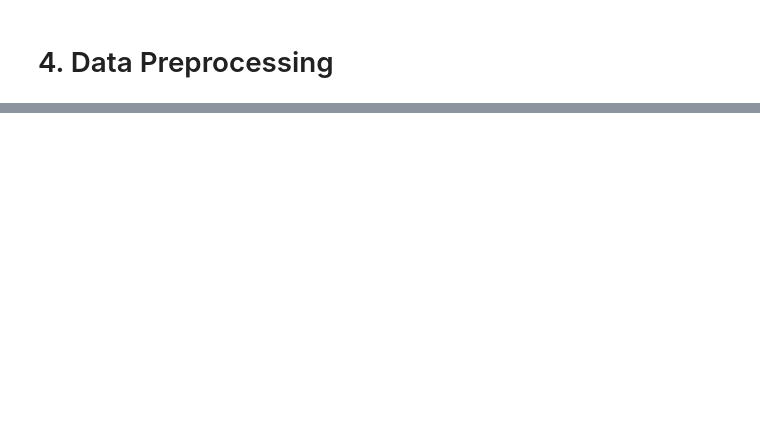
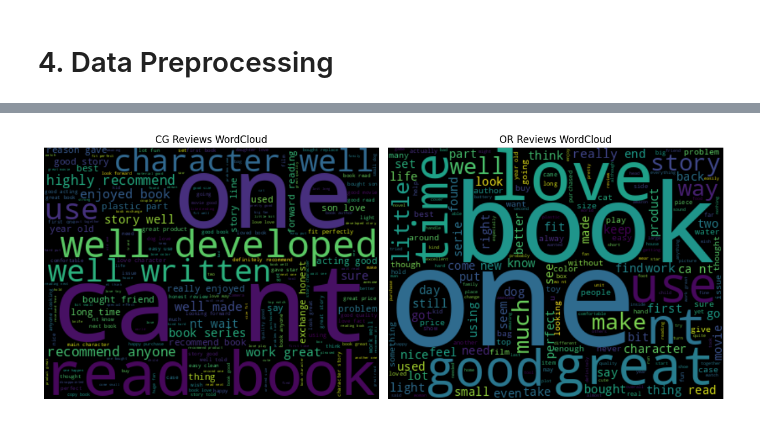
Before and after one commit to 7rohxt/ai-learning-projects, a Jupyter notebook: fake_reviews.ipynb, the cells around one changed output, grey strips where cells are left out. Saved outputs shown, nothing was run; the diff lists cells and outputs as text; code cells hidden in the pictures; blank space fills up the shorter version.

```diff
--- a/fake_reviews.ipynb
+++ b/fake_reviews.ipynb
@@ -141,0 +205,20 @@ data = data.drop(columns=['text_'])
+# %%
+cg_text = " ".join(data[data['label'] == 'CG']['clean_text'])
+or_text = " ".join(data[data['label'] == 'OR']['clean_text'])
+wc_cg = WordCloud(width=400, height=300).generate(cg_text)
+wc_or = WordCloud(width=400, height=300).generate(or_text)
+
+fig, axes = plt.subplots(1, 2, figsize=(12, 5))
+
+axes[0].imshow(wc_cg, interpolation='bilinear')
+axes[0].axis('off')
+axes[0].set_title('CG Reviews WordCloud')
+
+axes[1].imshow(wc_or, interpolation='bilinear')
+axes[1].axis('off')
+axes[1].set_title('OR Reviews WordCloud')
+
+plt.tight_layout()
+plt.show()
+# %% [output]
+[figure, added]
```
Also changed, not shown: parts of 7 cells of this notebook.
